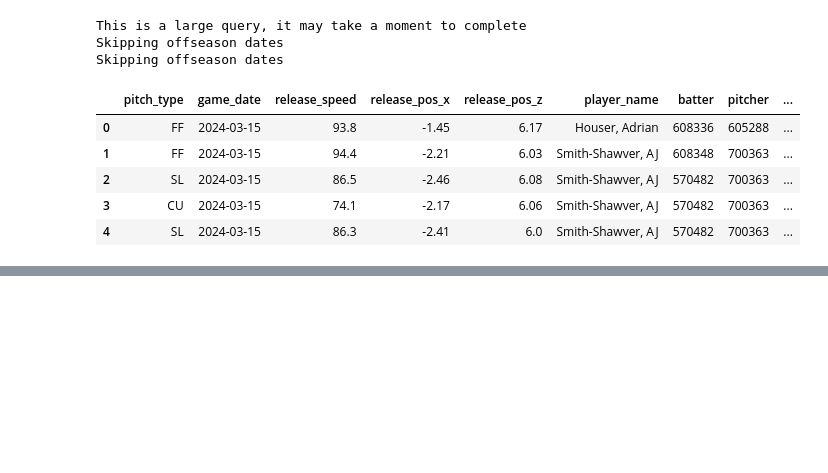
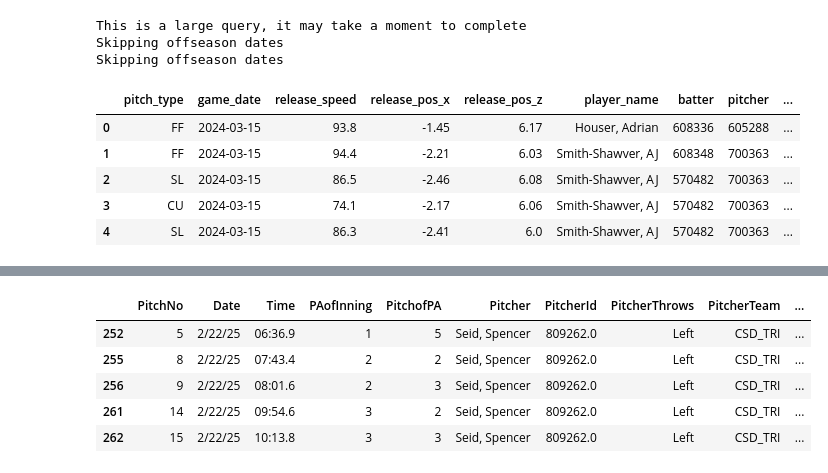
Before and after one commit to jackkalsched/UCSD_Baseball_25, a Jupyter notebook: Pitching/pitch reports/usage.ipynb, the cells around one changed output, grey strips where cells are left out. Saved outputs shown, nothing was run; the diff lists cells and outputs as text; code cells hidden in the pictures; blank space fills up the shorter version.

```diff
--- a/Pitching/pitch reports/usage.ipynb
+++ b/Pitching/pitch reports/usage.ipynb
@@ -87,0 +269,16 @@ trackman = pd.read_csv('../../Files/merged_trackman_games.csv')
+# %%
+ucsd = trackman[trackman['PitcherTeam'] == 'CSD_TRI']
+swung = ucsd[(ucsd['PitchCall'] == 'StrikeSwinging')| (ucsd['PitchCall'] == 'FoulBallNotFieldable')]
+
+#Add average whiff rates for diff pitches
+
+#Calculate whiff%, chase%, CSW%, other batter performance metrics
+
+#Create function for this
+# %% [output]
+|  | PitchNo | Date | Time | PAofInning | PitchofPA | Pitcher | PitcherId | PitcherThrows | PitcherTeam | ... |
+| 252 | 5 | 2/22/25 | 06:36.9 | 1 | 5 | Seid, Spencer | 809262.0 | Left | CSD_TRI | ... |
+| 255 | 8 | 2/22/25 | 07:43.4 | 2 | 2 | Seid, Spencer | 809262.0 | Left | CSD_TRI | ... |
+| 256 | 9 | 2/22/25 | 08:01.6 | 2 | 3 | Seid, Spencer | 809262.0 | Left | CSD_TRI | ... |
+| 261 | 14 | 2/22/25 | 09:54.6 | 3 | 2 | Seid, Spencer | 809262.0 | Left | CSD_TRI | ... |
+| 262 | 15 | 2/22/25 | 10:13.8 | 3 | 3 | Seid, Spencer | 809262.0 | Left | CSD_TRI | ... |
```
Also changed, not shown: parts of 5 cells of this notebook.
